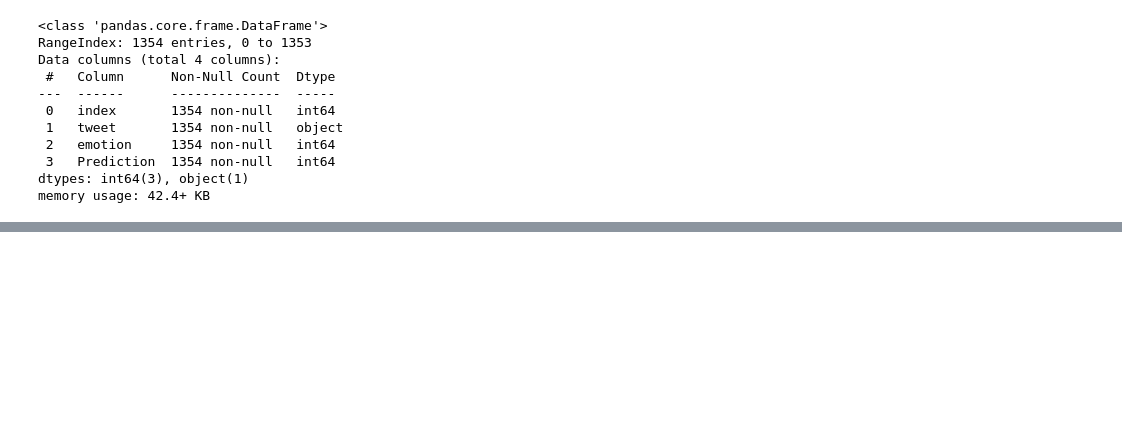
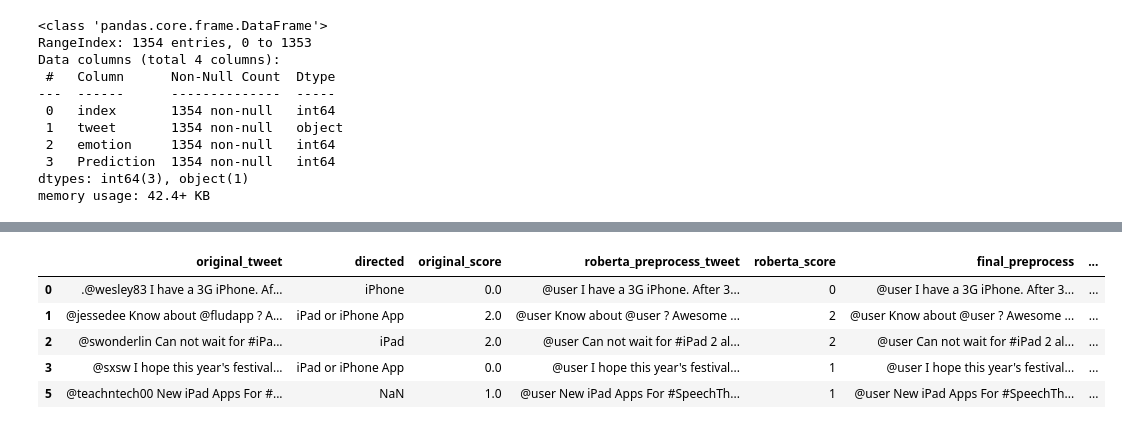
Before and after one commit to leo-schell/Phase4NLP, a Jupyter notebook: RoBerta.ipynb, the cells around one changed output, grey strips where cells are left out. Saved outputs shown, nothing was run; the diff lists cells and outputs as text; code cells hidden in the pictures; blank space fills up the shorter version.

```diff
--- a/RoBerta.ipynb
+++ b/RoBerta.ipynb
@@ -726,0 +830,9 @@ all.shape
+# %%
+clean_roberta.head()
+# %% [output]
+|  | original_tweet | directed | original_score | roberta_preprocess_tweet | roberta_score | final_preprocess | ... |
+| 0 | .@wesley83 I have a 3G iPhone. Af... | iPhone | 0.0 | @user I have a 3G iPhone. After 3... | 0 | @user I have a 3G iPhone. After 3... | ... |
+| 1 | @jessedee Know about @fludapp ? A... | iPad or iPhone App | 2.0 | @user Know about @user ? Awesome ... | 2 | @user Know about @user ? Awesome ... | ... |
+| 2 | @swonderlin Can not wait for #iPa... | iPad | 2.0 | @user Can not wait for #iPad 2 al... | 2 | @user Can not wait for #iPad 2 al... | ... |
+| 3 | @sxsw I hope this year's festival... | iPad or iPhone App | 0.0 | @user I hope this year's festival... | 1 | @user I hope this year's festival... | ... |
+| 5 | @teachntech00 New iPad Apps For #... | NaN | 1.0 | @user New iPad Apps For #SpeechTh... | 1 | @user New iPad Apps For #SpeechTh... | ... |
```
Also changed, not shown: parts of 16 cells of this notebook, 2 other files.
